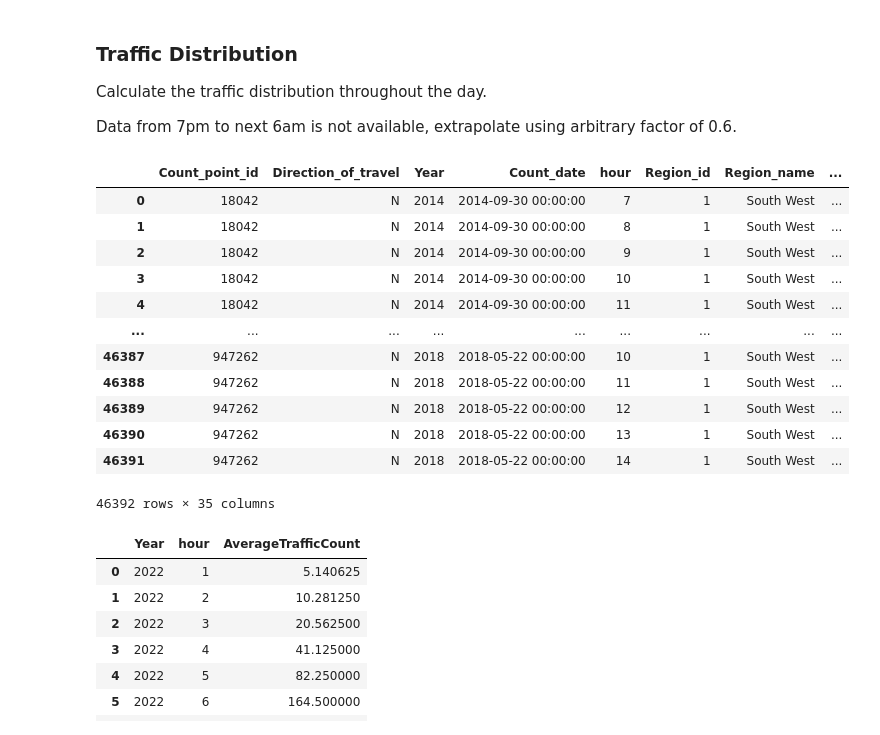
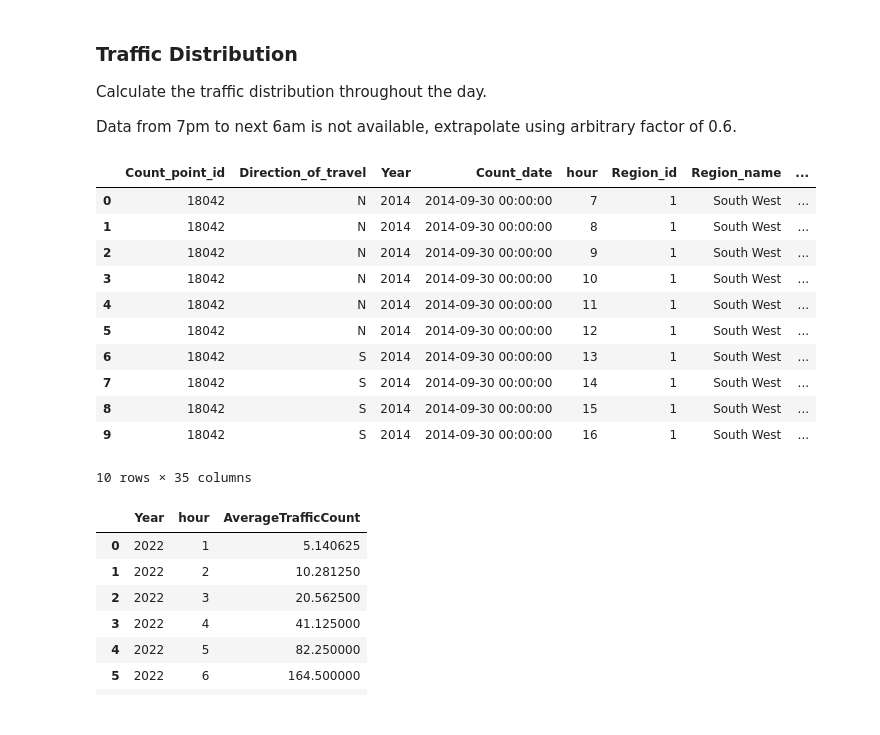
Before and after one commit to chrisdo23/electrical_vehicle_project_igp, a Jupyter notebook: simulation/simulation_testing.ipynb, the cells around one changed output. Drawn from its saved outputs; the diff is of its cells as text; code cells hidden in the pictures.

```diff
--- a/simulation/simulation_testing.ipynb
+++ b/simulation/simulation_testing.ipynb
@@ -592,21 +517,20 @@ Calculate the traffic distribution throughout the day.
 
 Data from 7pm to next 6am is not available, extrapolate using arbitrary factor of 0.6.
 # %%
-raw_traffic_data
+raw_traffic_data.head(10)
 # %% [output]
 |  | Count_point_id | Direction_of_travel | Year | Count_date | hour | Region_id | Region_name | ... |
 | 0 | 18042 | N | 2014 | 2014-09-30 00:00:00 | 7 | 1 | South West | ... |
 | 1 | 18042 | N | 2014 | 2014-09-30 00:00:00 | 8 | 1 | South West | ... |
 | 2 | 18042 | N | 2014 | 2014-09-30 00:00:00 | 9 | 1 | South West | ... |
 | 3 | 18042 | N | 2014 | 2014-09-30 00:00:00 | 10 | 1 | South West | ... |
 | 4 | 18042 | N | 2014 | 2014-09-30 00:00:00 | 11 | 1 | South West | ... |
-| ... | ... | ... | ... | ... | ... | ... | ... | ... |
-| 46387 | 947262 | N | 2018 | 2018-05-22 00:00:00 | 10 | 1 | South West | ... |
-| 46388 | 947262 | N | 2018 | 2018-05-22 00:00:00 | 11 | 1 | South West | ... |
-| 46389 | 947262 | N | 2018 | 2018-05-22 00:00:00 | 12 | 1 | South West | ... |
-| 46390 | 947262 | N | 2018 | 2018-05-22 00:00:00 | 13 | 1 | South West | ... |
-| 46391 | 947262 | N | 2018 | 2018-05-22 00:00:00 | 14 | 1 | South West | ... |
+| 5 | 18042 | N | 2014 | 2014-09-30 00:00:00 | 12 | 1 | South West | ... |
+| 6 | 18042 | S | 2014 | 2014-09-30 00:00:00 | 13 | 1 | South West | ... |
+| 7 | 18042 | S | 2014 | 2014-09-30 00:00:00 | 14 | 1 | South West | ... |
+| 8 | 18042 | S | 2014 | 2014-09-30 00:00:00 | 15 | 1 | South West | ... |
+| 9 | 18042 | S | 2014 | 2014-09-30 00:00:00 | 16 | 1 | South West | ... |
-46392 rows × 35 columns
+10 rows × 35 columns
 # %%
 # group by hour, calculate mean, std of traffic
 traffic_by_hour = raw_traffic_data[raw_traffic_data['Year'] == 2022].groupby(['Year', 'hour'], as_index=False).agg(
```
Also changed, not shown: parts of 19 cells of this notebook, 28 other files.
